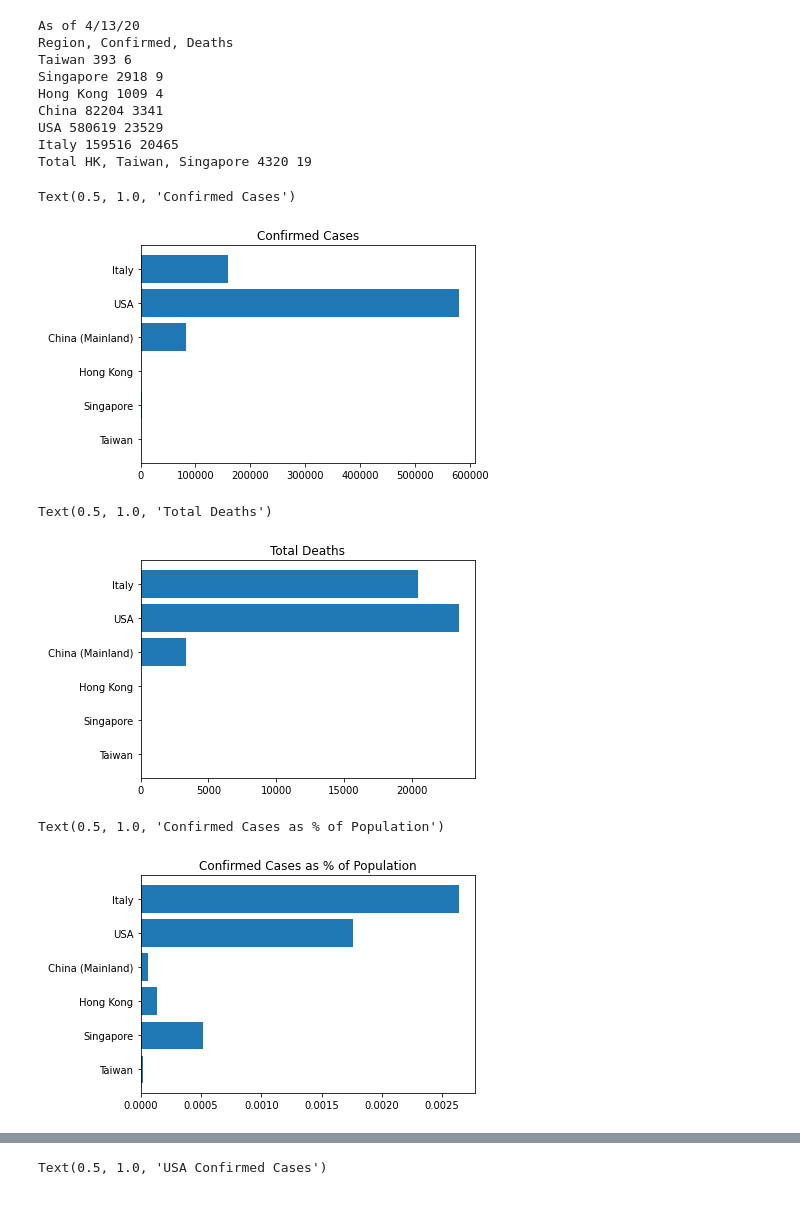
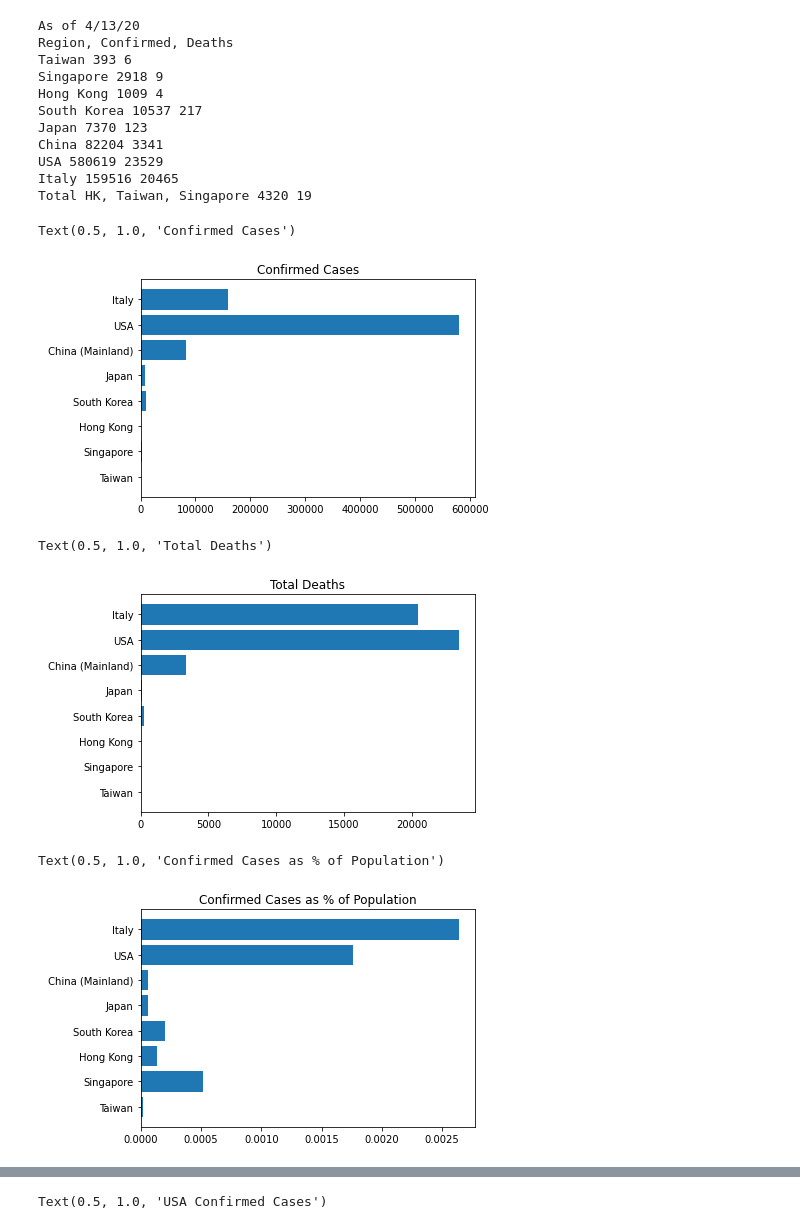
Before and after one commit to yeutterg/COVID-19-Data-Analysis, a Jupyter notebook: COVID-19 Data Analysis.ipynb, the cells around one changed output, grey strips where cells are left out. Drawn from its saved outputs; the diff is of its cells as text; code cells hidden in the pictures.

Commit message:
add south korea and japan

```diff
--- a/COVID-19 Data Analysis.ipynb
+++ b/COVID-19 Data Analysis.ipynb
@@ -11,6 +11,8 @@ hongkong_population = 7451000
 china_population = 1427647786  # mainland
 usa_population = 329515103
 italy_population = 60360000
+southkorea_population = 51640000
+japan_population = 126500000
 
 
 # Convert a list of strings into a list of ints
@@ -46,6 +48,10 @@ with open('./COVID-19/csse_covid_19_data/csse_covid_19_time_series/time_series_c
             usa_confirmed = to_int(row[4:])
         elif row[1] == "Italy":
             italy_confirmed = to_int(row[4:])
+        elif row[1] == "Korea, South":
+            southkorea_confirmed = to_int(row[4:])
+        elif row[1] == "Japan":
+            japan_confirmed = to_int(row[4:])
 
 
 
@@ -66,6 +72,10 @@ with open('./COVID-19/csse_covid_19_data/csse_covid_19_time_series/time_series_c
             usa_deaths = to_int(row[4:])
         elif row[1] == "Italy":
             italy_deaths = to_int(row[4:])
+        elif row[1] == "Korea, South":
+            southkorea_deaths = to_int(row[4:])
+        elif row[1] == "Japan":
+            japan_deaths = to_int(row[4:])
 
 
 
@@ -80,6 +90,8 @@ hongkong_cop = hongkong_confirmed[-1]/hongkong_population
 china_cop = china_confirmed[-1]/china_population
 usa_cop = usa_confirmed[-1]/usa_population
 italy_cop = italy_confirmed[-1]/italy_population
+southkorea_cop = southkorea_confirmed[-1]/southkorea_population
+japan_cop = japan_confirmed[-1]/japan_population
 
 # Deaths over confirmed
 taiwan_doc = taiwan_deaths[-1]/taiwan_confirmed[-1]
@@ -88,6 +100,8 @@ hongkong_doc = hongkong_deaths[-1]/hongkong_confirmed[-1]
 china_doc = china_deaths[-1]/china_confirmed[-1]
 usa_doc = usa_deaths[-1]/usa_confirmed[-1]
 italy_doc = italy_deaths[-1]/italy_confirmed[-1]
+southkorea_doc = southkorea_deaths[-1]/southkorea_confirmed[-1]
+japan_doc = japan_deaths[-1]/japan_confirmed[-1]
 
 # Deaths over population
 taiwan_dop = taiwan_deaths[-1]/taiwan_population
@@ -96,12 +110,16 @@ hongkong_dop = hongkong_deaths[-1]/hongkong_population
 china_dop = china_deaths[-1]/china_population
 usa_dop = usa_deaths[-1]/usa_population
 italy_dop = italy_deaths[-1]/italy_population
+southkorea_dop = southkorea_deaths[-1]/southkorea_population
+japan_dop = japan_deaths[-1]/japan_population
 
 print('As of', as_of_date)
 print('Region, Confirmed, Deaths')
 print('Taiwan', taiwan_confirmed[-1], taiwan_deaths[-1])
 print('Singapore', singapore_confirmed[-1], singapore_deaths[-1])
 print('Hong Kong', hongkong_confirmed[-1], hongkong_deaths[-1])
+print('South Korea', southkorea_confirmed[-1], southkorea_deaths[-1])
+print('Japan', japan_confirmed[-1], japan_deaths[-1])
 print('China', china_confirmed[-1], china_deaths[-1])
 print('USA', usa_confirmed[-1], usa_deaths[-1])
 print('Italy', italy_confirmed[-1], italy_deaths[-1])
@@ -112,6 +130,8 @@ Region, Confirmed, Deaths
 Taiwan 393 6
 Singapore 2918 9
 Hong Kong 1009 4
+South Korea 10537 217
+Japan 7370 123
 China 82204 3341
 USA 580619 23529
 Italy 159516 20465
@@ -121,30 +141,30 @@ Total HK, Taiwan, Singapore 4320 19
 
 import matplotlib.pyplot as plt
 
-regions = ['Taiwan', 'Singapore', 'Hong Kong', ' China (Mainland)', 'USA', 'Italy']
+regions = ['Taiwan', 'Singapore', 'Hong Kong', 'South Korea', 'Japan', ' China (Mainland)', 'USA', 'Italy']
 
 # Total Cases
-confirmed = [taiwan_confirmed[-1], singapore_confirmed[-1], hongkong_confirmed[-1], china_confirmed[-1], usa_confirmed[-1], italy_confirmed[-1]]
+confirmed = [taiwan_confirmed[-1], singapore_confirmed[-1], hongkong_confirmed[-1], southkorea_confirmed[-1], japan_confirmed[-1], china_confirmed[-1], usa_confirmed[-1], italy_confirmed[-1]]
 plt.barh(regions, confirmed)
 plt.title("Confirmed Cases")
 # %% [output]
 Text(0.5, 1.0, 'Confirmed Cases')
-[figure, old version]
+[figure, new version]
 # %%
 # Total Deaths
-deaths = [taiwan_deaths[-1], singapore_deaths[-1], hongkong_deaths[-1], china_deaths[-1], usa_deaths[-1], italy_deaths[-1]]
+deaths = [taiwan_deaths[-1], singapore_deaths[-1], hongkong_deaths[-1], southkorea_deaths[-1], japan_deaths[-1], china_deaths[-1], usa_deaths[-1], italy_deaths[-1]]
 plt.barh(regions, deaths)
 plt.title("Total Deaths")
 # %% [output]
 Text(0.5, 1.0, 'Total Deaths')
-[figure, old version]
+[figure, new version]
 # %%
 # Confirmed over population
-cop = [taiwan_cop, singapore_cop, hongkong_cop, china_cop, usa_cop, italy_cop]
+cop = [taiwan_cop, singapore_cop, hongkong_cop, southkorea_cop, japan_cop, china_cop, usa_cop, italy_cop]
 plt.barh(regions, cop)
 plt.title("Confirmed Cases as % of Population")
 # %% [output]
 Text(0.5, 1.0, 'Confirmed Cases as % of Population')
-[figure, old version]
+[figure, new version]
 # %%
 # Deaths over confirmed
```
Also changed, not shown: parts of 2 cells of this notebook.
